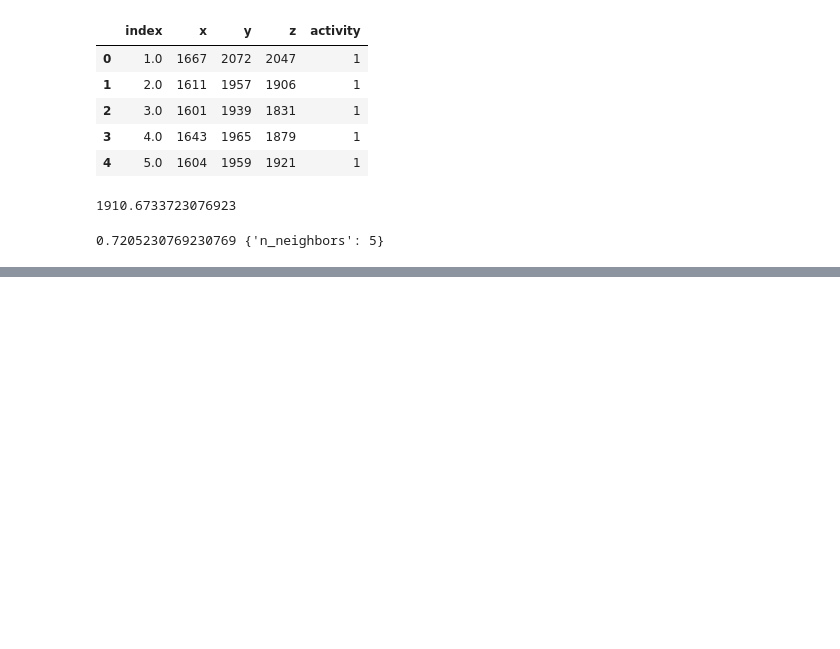
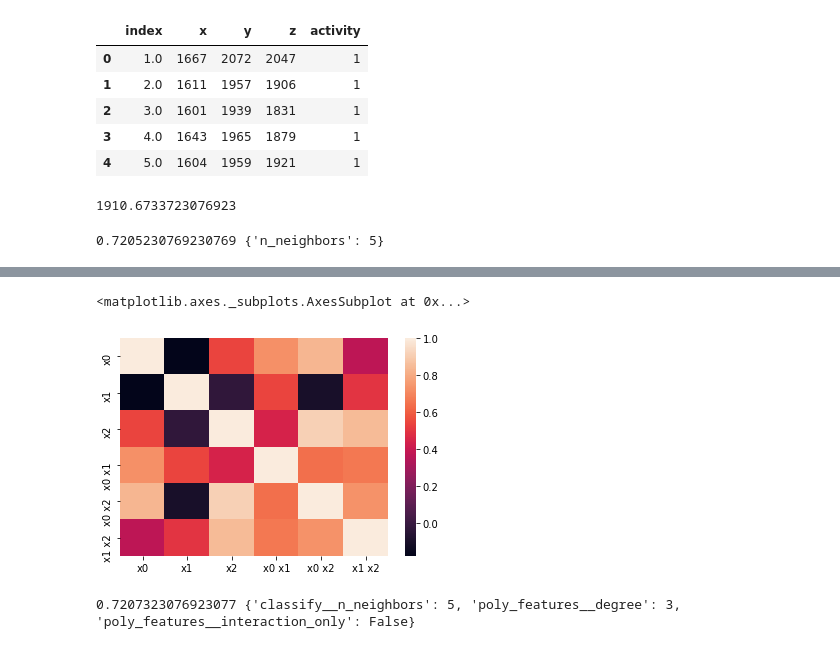
Before and after one commit to SuperSupeng/Data-analysis-with-python, a Jupyter notebook: dataAnalysis/Feature understanding/Feature building.ipynb, the cells around one changed output, grey strips where cells are left out. Drawn from its saved outputs; the diff is of its cells as text; code cells hidden in the pictures; blank space fills up the shorter version.

```diff
--- a/dataAnalysis/Feature understanding/Feature building.ipynb
+++ b/dataAnalysis/Feature understanding/Feature building.ipynb
@@ -231,0 +252,7 @@ poly = PolynomialFeatures(degree=2, include_bias=False, interaction_only = False
+# %%
+poly = PolynomialFeatures(degree=2, include_bias=False, interaction_only=True)
+
+X_poly = poly.fit_transform(X)
+print(X_poly.shape)
+
+pd.DataFrame(X_poly, columns=poly.get_feature_names()).head()
@@ -231,0 +267,16 @@ poly = PolynomialFeatures(degree=2, include_bias=False, interaction_only = False
+# %%
+sns.heatmap(pd.DataFrame(X_poly, columns=poly.get_feature_names()).corr())
+# %% [output]
+<matplotlib.axes._subplots.AxesSubplot at 0x...>
+[figure, added]
+# %%
+pipe_params = {'poly_features__degree':[1, 2, 3], 'poly_features__interaction_only':[True, False], 'classify__n_neighbors':[3, 4, 5, 6]}
+
+pipe = Pipeline([('poly_features', poly), ('classify', knn)])
+
+grid = GridSearchCV(pipe, pipe_params)
+grid.fit(X, y)
+
+print(grid.best_score_, grid.best_params_)
+# %% [output]
+0.7207323076923077 {'classify__n_neighbors': 5, 'poly_features__degree': 3, 'poly_features__interaction_only': False}
```
Also changed, not shown: parts of 4 cells of this notebook.
